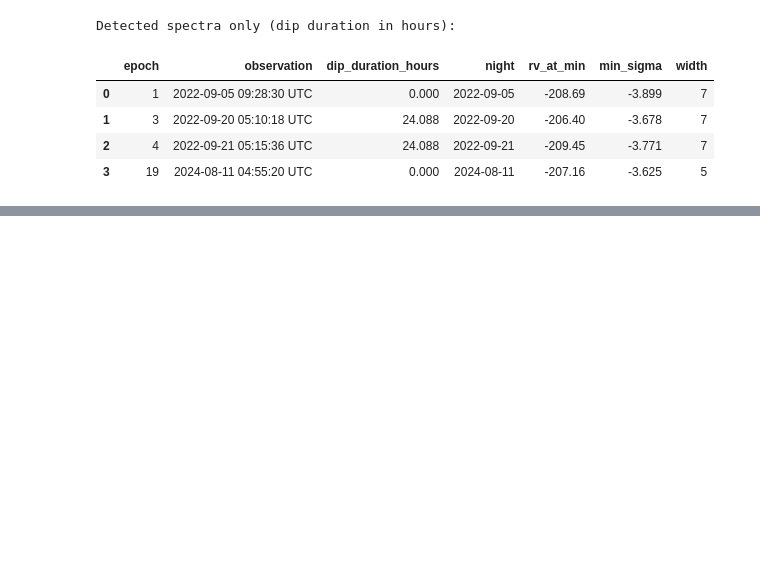
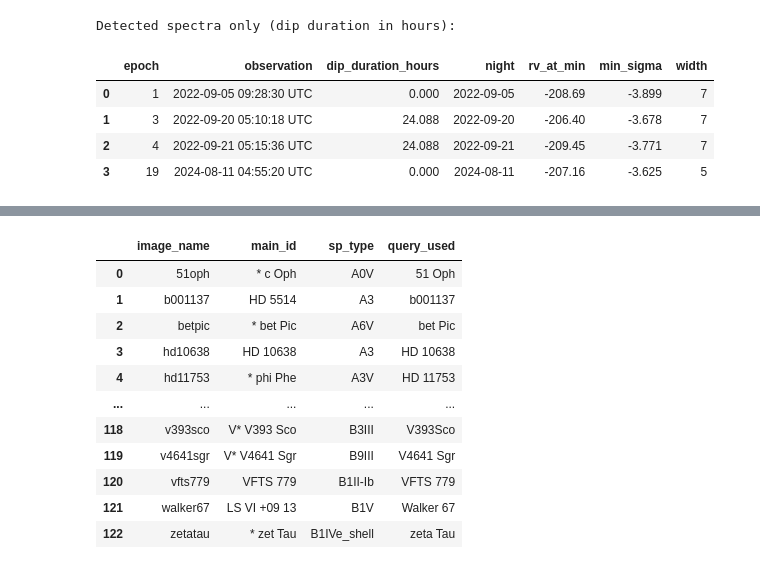
Before and after one commit to AstroHohen/ResearchProjectMSc, a Jupyter notebook: HR/results/FurtherAnalysis/per_spectra_analysis.ipynb, the cells around one changed output, grey strips where cells are left out. Drawn from its saved outputs; the diff is of its cells as text; code cells hidden in the pictures; blank space fills up the shorter version.

```diff
--- a/HR/results/FurtherAnalysis/per_spectra_analysis.ipynb
+++ b/HR/results/FurtherAnalysis/per_spectra_analysis.ipynb
@@ -493,0 +549,74 @@ Detected spectra only (dip duration in hours):
+# %%
+# Bulk A/B spectral-type lookup for all Assessed images
+from pathlib import Path
+from astroquery.simbad import Simbad
+import pandas as pd
+
+assessed_root = Path("/home/msp25gd/ResearchProjectMSc/HR/results/Assessed")
+image_paths = sorted(assessed_root.rglob("*.png"))
+image_stars = sorted({p.stem.lower() for p in image_paths})
+
+# Build reduced->sanitised mapping to improve SIMBAD name resolution.
+metadata_candidates = [
+    Path("/home/msp25gd/Downloads/res/meta/metadata.pkl"),
+    Path("/home/msp25gd/ResearchProjectMSc/res/meta/metadata.pkl"),
+    Path("/home/msp25gd/ResearchProjectMSc/metadata.pkl"),
+]
+metadata_path = next((p for p in metadata_candidates if p.exists()), None)
+
+name_map = {}
+if metadata_path is not None:
+    meta = pd.read_pickle(metadata_path)
+    reduced_col = "Reduced" if "Reduced" in meta.columns else ("reduced" if "reduced" in meta.columns else None)
+    sanitised_col = "Sanitised" if "Sanitised" in meta.columns else ("sanitised" if "sanitised" in meta.columns else None)
+    if reduced_col is not None and sanitised_col is not None:
+        slim = meta[[reduced_col, sanitised_col]].dropna().drop_duplicates()
+        for _, r in slim.iterrows():
+            name_map[str(r[reduced_col]).strip().lower()] = str(r[sanitised_col]).strip()
+
+sim = Simbad()
+sim.add_votable_fields("sp_type", "main_id")
+
+rows = []
+for reduced_name in image_stars:
+    query_candidates = []
+    if reduced_name in name_map:
+        query_candidates.append(name_map[reduced_name])
+    query_candidates.append(reduced_name)
+
+    seen = set()
+    query_candidates = [q for q in query_candidates if not (q in seen or seen.add(q))]
+
+    result_row = {"image_name": reduced_name, "query_used": None, "main_id": None, "sp_type": None, "resolved": False}
+    for q in query_candidates:
+        try:
+            qtab = sim.query_object(q)
+        except Exception:
+            qtab = None
+
+        if qtab is not None and len(qtab) > 0:
+            qdf = qtab.to_pandas()
+            result_row["query_used"] = q
+            result_row["main_id"] = str(qdf.loc[0, "main_id"]) if "main_id" in qdf.columns else None
+            result_row["sp_type"] = str(qdf.loc[0, "sp_type"]) if "sp_type" in qdf.columns else None
+            result_row["resolved"] = True
+            break
+
+    rows.append(result_row)
+
+lookup_df = pd.DataFrame(rows)
+lookup_df["sp_lead"] = lookup_df["sp_type"].fillna("").str.strip().str[:1].str.upper()
+ab_all_df = lookup_df[lookup_df["sp_lead"].isin(["A", "B"])].copy().sort_values(["sp_lead", "image_name"]).reset_index(drop=True)
+unresolved_df = lookup_df[~lookup_df["resolved"]].copy().sort_values("image_name").reset_index(drop=True)
+
+print(f"Assessed image stars: {len(image_stars)}")
+print(f"Resolved in SIMBAD: {lookup_df['resolved'].sum()}")
+print(f"A/B-type stars found: {len(ab_all_df)}")
+print(f"Unresolved names: {len(unresolved_df)}")
+
+print("\nA/B-type stars from Assessed images:")
+display(ab_all_df[["image_name", "main_id", "sp_type", "query_used"]])
+
+print("\nUnresolved names (for manual alias follow-up):")
+display(unresolved_df[["image_name"]])
+# %% [output]
@@ -493,0 +646,12 @@ Detected spectra only (dip duration in hours):
+|  | image_name | main_id | sp_type | query_used |
+| 0 | 51oph | * c Oph | A0V | 51 Oph |
+| 1 | b001137 | HD 5514 | A3 | b001137 |
+| 2 | betpic | * bet Pic | A6V | bet Pic |
+| 3 | hd10638 | HD 10638 | A3 | HD 10638 |
+| 4 | hd11753 | * phi Phe | A3V | HD 11753 |
+| ... | ... | ... | ... | ... |
+| 118 | v393sco | V* V393 Sco | B3III | V393Sco |
+| 119 | v4641sgr | V* V4641 Sgr | B9III | V4641 Sgr |
+| 120 | vfts779 | VFTS 779 | B1II-Ib | VFTS 779 |
+| 121 | walker67 | LS VI +09 13 | B1V | Walker 67 |
+| 122 | zetatau | * zet Tau | B1IVe_shell | zeta Tau |
```
Also changed, not shown: parts of 3 cells of this notebook, 25 other files.
